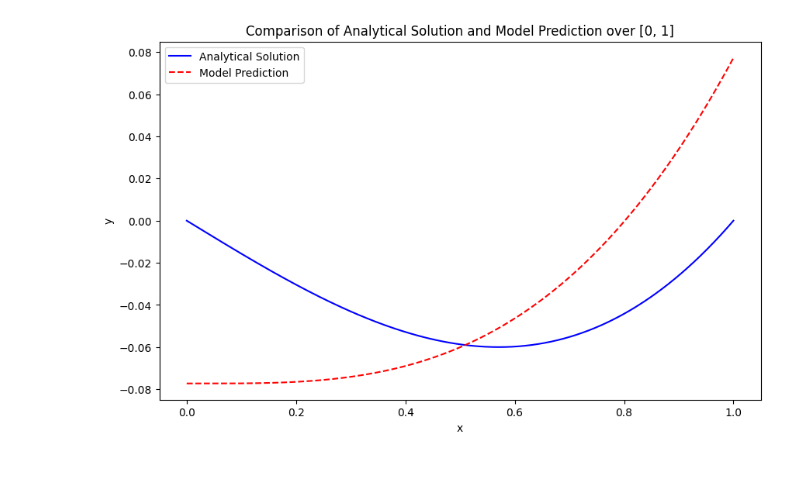
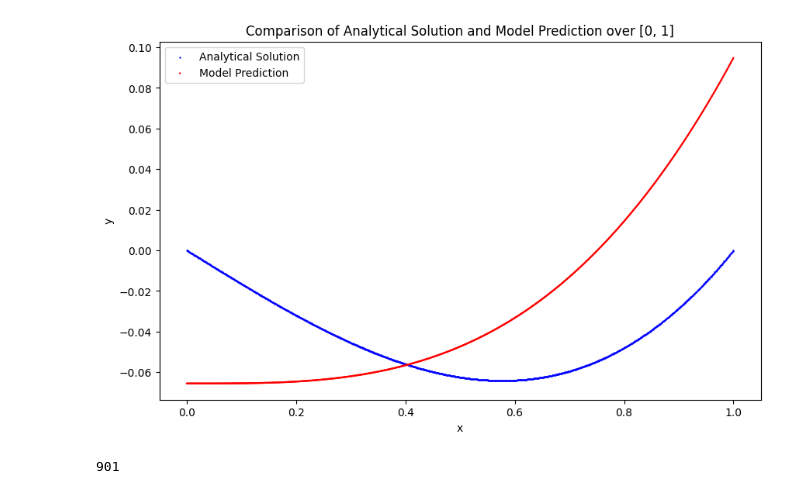
Before and after one commit to Mackay-Fisher/research-neural-net, a Jupyter notebook: xODE.ipynb, the cells around one changed output. Cells and saved outputs as stored; diff of their text form; code cells hidden in the pictures.

```diff
--- a/xODE.ipynb
+++ b/xODE.ipynb
@@ -21,17 +21,16 @@ def sqrt_true_y(t):
 def sin_true_y(t):
     return t*np.sin(1) - np.sin(t)
 
-
 class ODENet_Shallow(tf.keras.Model):
     def __init__(self, layer1params = 100):
         super(ODENet_Shallow, self).__init__()
         layer1_parameters = layer1params
         self.dense1 = tf.keras.layers.Dense(layer1_parameters, activation=relu3, kernel_initializer = 'random_normal')
-        self.dense2 = tf.keras.layers.Dense(1)
+        self.output_layer = tf.keras.layers.Dense(1)
 
     def call(self, x):
         x = self.dense1(x)
-        return self.dense2(x)
+        return self.output_layer(x)
 
 class ODENet_Deep(tf.keras.Model):
     def __init__(self, layer1params = 100, layer2params = 100):
@@ -40,13 +39,13 @@ class ODENet_Deep(tf.keras.Model):
         layer2_parameters = layer2params
         self.dense1 = tf.keras.layers.Dense(layer1_parameters, activation=relu3)
         self.dense2 = tf.keras.layers.Dense(layer2_parameters, activation=relu3)
-        self.dense3 = tf.keras.layers.Dense(1)
+        self.output_layer = tf.keras.layers.Dense(1)
     def call(self, x):
         x = self.dense1(x)
         x = self.dense2(x)
-        return self.dense3(x)
+        return self.output_layer(x)
 
-model = ODENet_Shallow(1000)
+model = ODENet_Deep()
 # %%
 #initial guess
 
@@ -115,21 +140,15 @@ x_samples = tf.convert_to_tensor(np.linspace(0, 1, num_training_points).reshape(
 # %%
-epochs = 1000
-x_linespace = np.linspace(0, 1, test_n).reshape(-1, 1)
-for step in range(epochs):
-    if step % 100 == 0:
-        plt.figure(figsize=(10, 6))
-        plt.plot(x_linespace, x_true_y(x_linespace), label='Analytical/True Solution', color='blue')
-        plt.plot(x_linespace, model(x_linespace), label='Prediction', color='red', linestyle='--')
-        plt.xlabel('x')
-        plt.ylabel('y')
-        plt.legend()
-        plt.title('Model Guess over [0, 1]')
+test_n = 1000
+x_test = np.linspace(0, 1, test_n).reshape(-1, 1)
+y_true = x_true_y(x_test)
+y_pred = model(x_test)
 
-        filename = f'plot_{step}.png'
-        plt.savefig(filename)
-        print('plot saved')
-        plt.close()
-    loss= train_step(model, x_samples)
-    if step % 100 == 0:
-        print(f"Step: {step}, Loss: {loss.numpy()}")
+plt.figure(figsize=(10, 6))
+plt.scatter(x_test, y_true, label='Analytical Solution', color='blue', s = 0.5)
+plt.scatter(x_test, y_pred, label='Model Prediction', color='red', linestyle='--', s =0.5)
+plt.xlabel('x')
+plt.ylabel('y')
+plt.legend()
+plt.title('Comparison of Analytical Solution and Model Prediction over [0, 1]')
+plt.show()
 # %% [output]
@@ -140,16 +155,6 @@ Step: 100, Loss: [[0.00642858]]
+[figure, added]
-# %%
-test_n = 1000
-x_test = np.linspace(0, 1, test_n).reshape(-1, 1)
-y_true = x_true_y(x_test)
-y_pred = model(x_test)
-
-plt.figure(figsize=(10, 6))
-plt.plot(x_test, y_true, label='Analytical Solution', color='blue')
-plt.plot(x_test, y_pred, label='Model Prediction', color='red', linestyle='--')
-plt.xlabel('x')
-plt.ylabel('y')
-plt.legend()
-plt.title('Comparison of Analytical Solution and Model Prediction over [0, 1]')
-plt.show()
-# %% [output]
-[figure, removed]
+# %%
+weights = model.count_params()
+weights
+# %% [output]
+901
```
Also changed, not shown: parts of 12 cells of this notebook, 25 other files.
